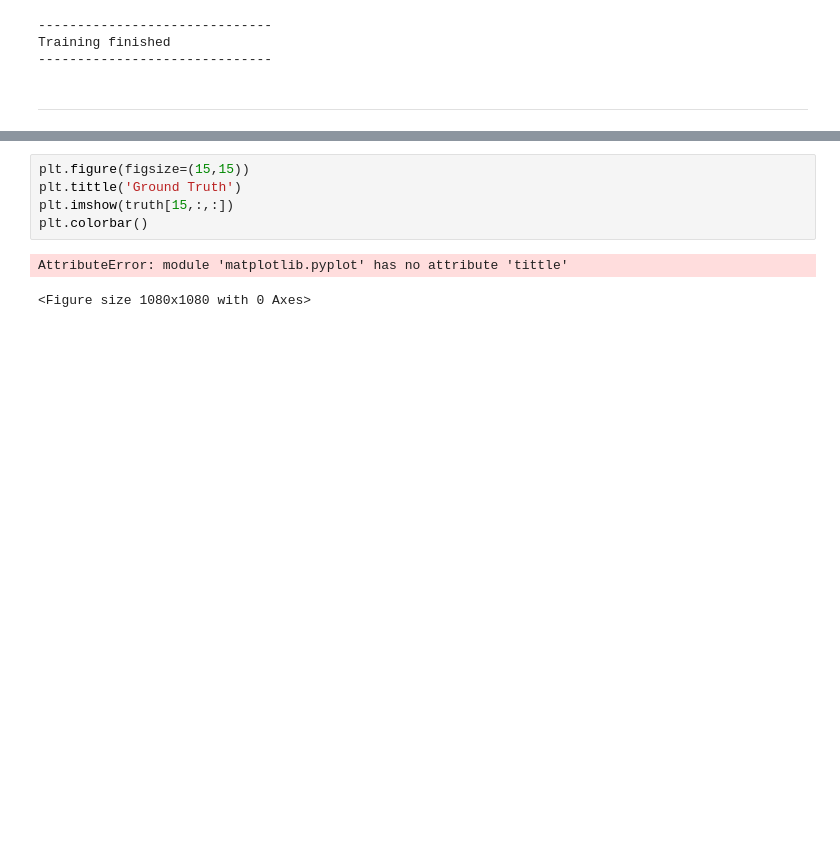
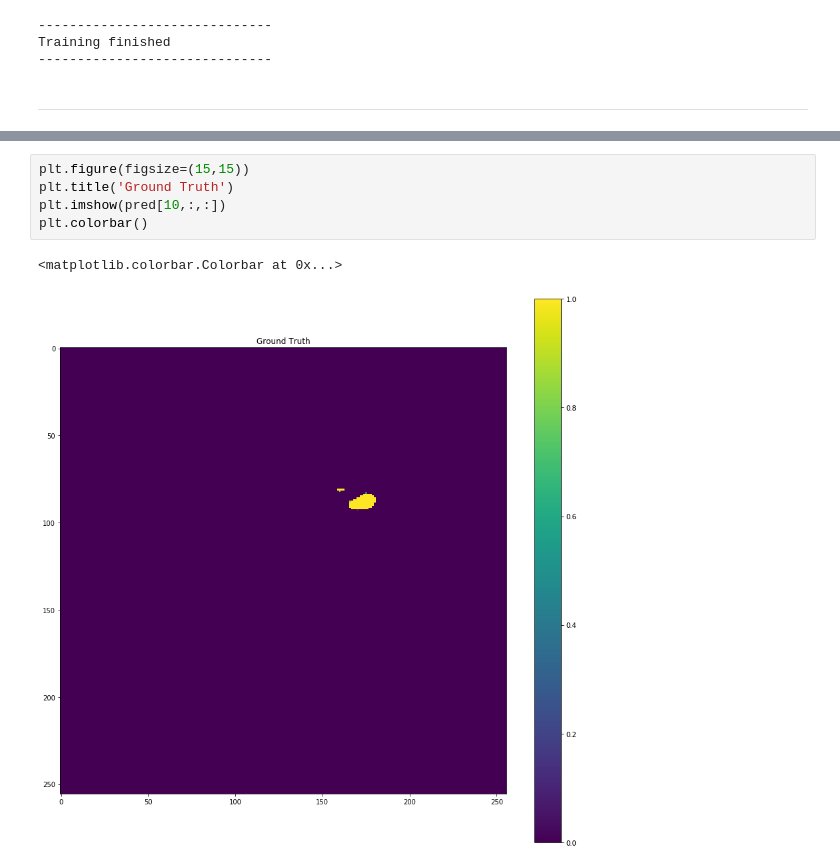
Before and after one commit to cweo/3DElegansTracking, a Jupyter notebook: 3D_U-Net.ipynb, the cells around one changed output, grey strips where cells are left out. Saved outputs shown, nothing was run; the diff lists cells and outputs as text; blank space fills up the shorter version.

```diff
--- a/3D_U-Net.ipynb
+++ b/3D_U-Net.ipynb
@@ -219,8 +256,8 @@ plt.colorbar()
 # %%
 plt.figure(figsize=(15,15))
-plt.tittle('Ground Truth')
-plt.imshow(truth[15,:,:])
+plt.title('Ground Truth')
+plt.imshow(pred[10,:,:])
 plt.colorbar()
 # %% [output]
-AttributeError: module 'matplotlib.pyplot' has no attribute 'tittle'
+<matplotlib.colorbar.Colorbar at 0x...>
-<Figure size 1080x1080 with 0 Axes>
+[figure, added]
```
Also changed, not shown: parts of 18 cells of this notebook.
